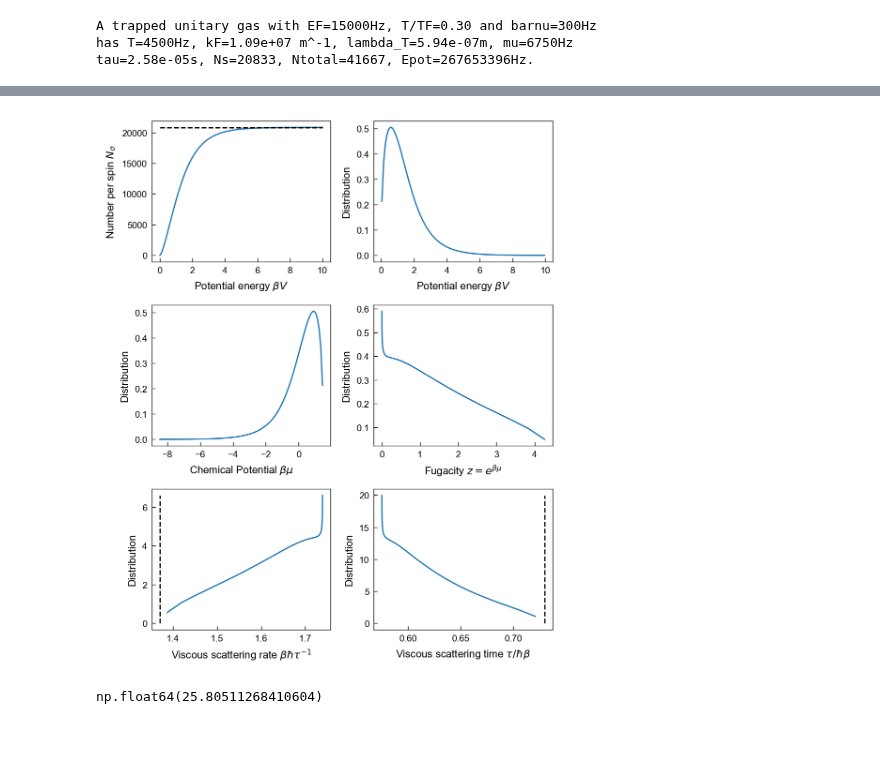
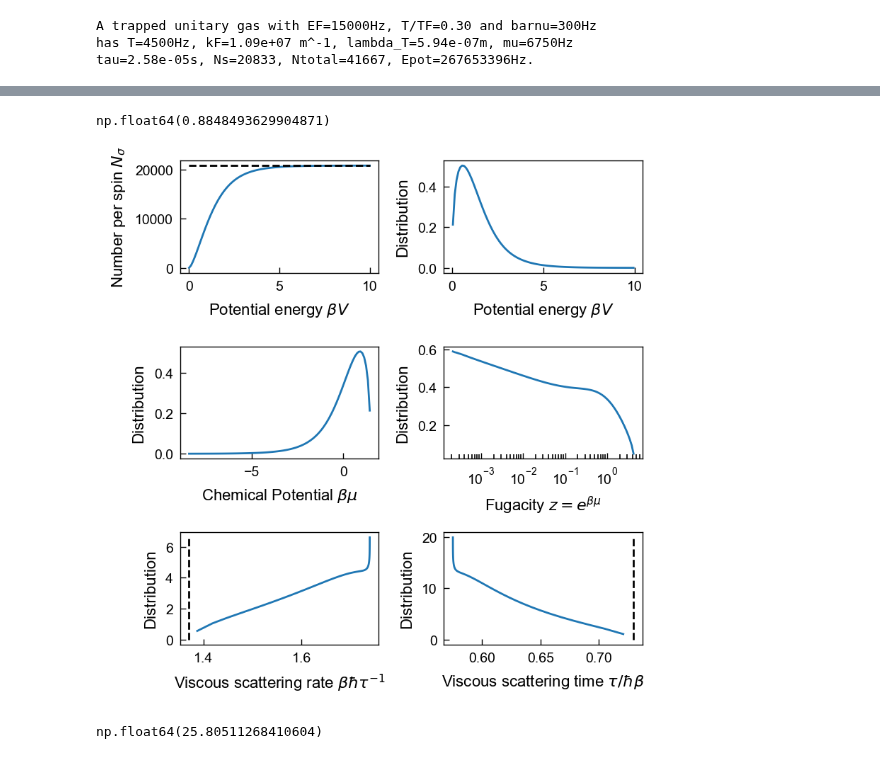
Before and after one commit to colinjdale/ChiPyLab, a Jupyter notebook: examples/plot_unitary_fermi_gas.ipynb, the cells around one changed output, grey strips where cells are left out. Drawn from its saved outputs; the diff is of its cells as text; code cells hidden in the pictures.

```diff
--- a/examples/plot_unitary_fermi_gas.ipynb
+++ b/examples/plot_unitary_fermi_gas.ipynb
@@ -30,3 +116,10 @@ tau=2.58e-05s, Ns=20833, Ntotal=41667, Epot=267653396Hz.
+# %%
+thetas
+theta_pdf
+
+theta_norm_check
+# %% [output]
+np.float64(0.8848493629904871)
 # %%
 from amo.unitary_fermi_gas import number_per_spin, betagamma
 
@@ -45,7 +138,7 @@ V_pdf /= norm
 xlabel = r'Potential energy $\beta V$'
 ylabel = r'Number per spin $N_\sigma$'
 
-fig, axes = plt.subplots(3,2, figsize=(5,6))
+fig, axes = plt.subplots(3,2, figsize=(4,4))
 axs = axes.flatten()
 # fig.suptitle("CDF of atoms in a trapped unitary Fermi gas", fontsize=8)
 
@@ -81,41 +174,41 @@ z_pdf = V_pdf * z_jacobian
 
 xlabel = r'Fugacity $z=e^{\beta\mu}$'
 ax = axs[3]
-ax.set(xlabel=xlabel, ylabel=ylabel)#, xscale='log')
+ax.set(xlabel=xlabel, ylabel=ylabel, xscale='log')
 ax.plot(zs, z_pdf)
 
 
 ### gamma
 gammas = betagamma(zs)
 gamma_jacobian = 1/0.0892  # Ignoring quadratic term.
 gamma_pdf = z_pdf * gamma_jacobian
 
 # np.trapezoid(Ns_pdf/z_pdf*gamma_jacobian, x=gamma_pdf)
 
 xlabel = r'Viscous scattering rate $\beta\hbar \tau^{-1}$'
 ylabel = r'Distribution'
 
 ax = axs[4]
 ax.set(xlabel=xlabel, ylabel=ylabel)
 ax.plot(gammas, gamma_pdf)
 ax.vlines(TUG.gamma/TUG.T, 0, np.max(gamma_pdf), linestyle='--', color='k')
 
 
 ### tau
 taus = 1/(gammas)
 tau_jacobian = lambda tau: 1/tau**2
 tau_pdf = gamma_pdf * tau_jacobian(taus)
 
 xlabel = r'Viscous scattering time $\tau/\hbar\beta$'
 ax = axs[5]
 ax.set(xlabel=xlabel, ylabel=ylabel)#, xscale='log')
 ax.plot(taus, tau_pdf)
 ax.vlines(TUG.tau * TUG.T * 2*pi, 0, np.max(tau_pdf), linestyle='--', color='k')
 
 fig.tight_layout()
 plt.show()
 # %% [output]
-[figure, old version]
+[figure, new version]
 # %%
 1/TUG.T * 1e6
 
```
Also changed, not shown: parts of 3 cells of this notebook, 2 other files.
